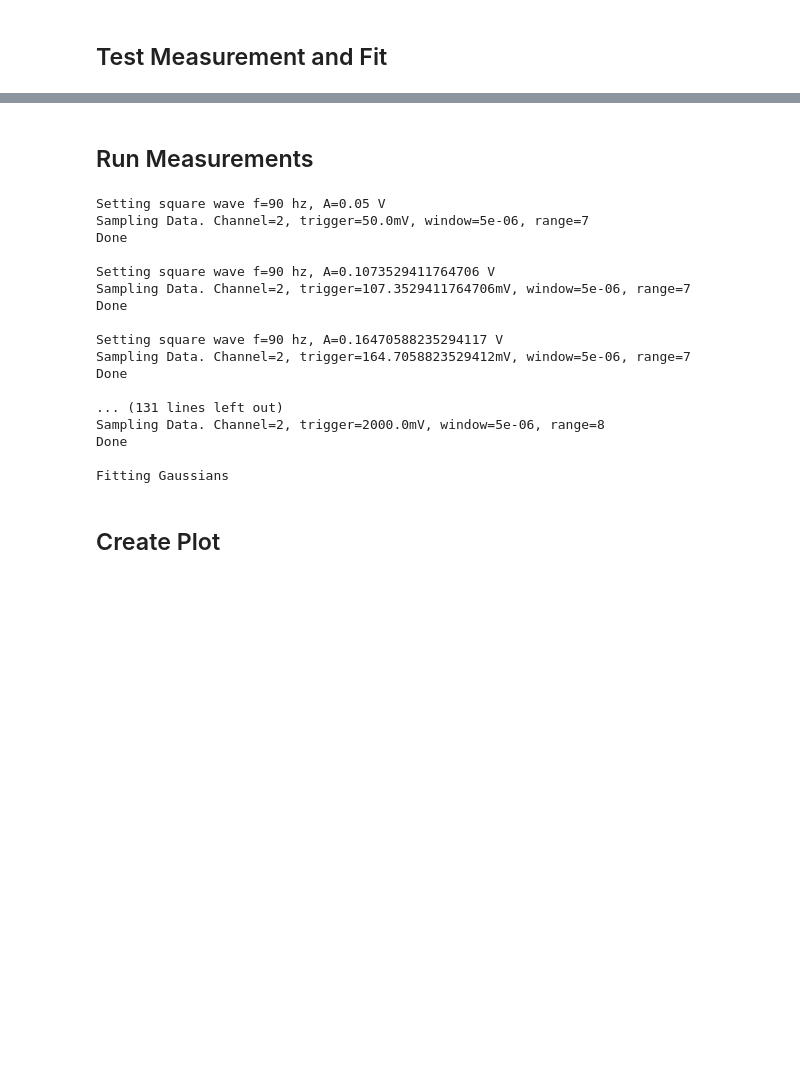
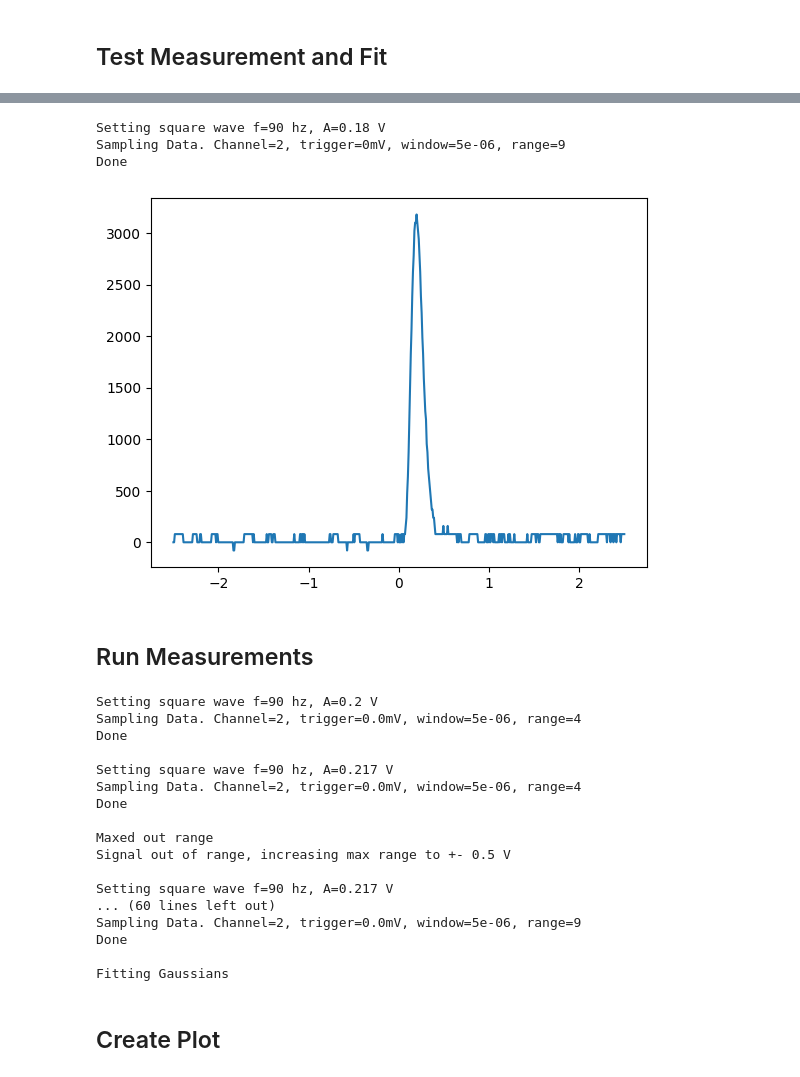
Before and after one commit to lab57/lab28-calibrate-cremat-stack, a Jupyter notebook: runCalibrations.ipynb, the cells around one changed output, grey strips where cells are left out. Drawn from its saved outputs; the diff is of its cells as text; code cells hidden in the pictures; blank space fills up the shorter version.

```diff
--- a/runCalibrations.ipynb
+++ b/runCalibrations.ipynb
@@ -28,38 +64,46 @@ metadata = {
 # %%
-t, data = takeDataVal(chandle, .5, rangeMap[1], trigger=0.5, window=5e-6)
-pps, errs = fitGaussian(t, data)
+t, data = takeDataVal(chandle, .18, rangeMap[10] , trigger=0, window=5e-6, channel=2) # Send a test pulse of amplitude 0.5V, get data, and show plot.
+#pps, errs = fitGaussian(t, data) # Fit to gauss
 plt.plot(t, data)
-plt.plot(t, gauss(t, *pps))
+#plt.plot(t, gauss(t, *pps))
 plt.show()
+# %% [output]
+Setting square wave f=90 hz, A=0.18 V
+Sampling Data. Channel=2, trigger=0mV, window=5e-06, range=9
+Done
+[figure, added]
 # %% [markdown]
 ## Run Measurements
 # %%
 
-input_vs = np.linspace(.05, 2, 35) #input voltages to sweep
+#input_vs = np.round(np.linspace(.1, 2, 35), 3) #input voltages to sweep
+input_vs = np.round(np.linspace(.2, .35, 10), 3)
 #trigger_mv = 200 #trigger
-trigger_mvs = input_vs*1e3 #list version, NOTE must be in mv
+trigger_mvs = np.round(input_vs*1e3 * 0) #list of triggers, NOTE must be in mv
+#allows for variable trigger; setting equal to input is good if gain > 1
+
 window = 5e-6 #seconds, width of capture
 
 
-initRange = rangeMap[2] #inial voltage range for device
-t, datas = getSamples(chandle,input_vs, initRange, trigger_mvs, window)
+initRange = 4 #inial voltage range for device
+t, datas = getSamples(chandle,input_vs, initRange, trigger_mvs, window) # sweep input voltages and take all data points
 #plotSample(t, data)
 gains, gains_err = getGains(t, datas)
 # %% [output]
-Setting square wave f=90 hz, A=0.05 V
-Sampling Data. Channel=2, trigger=50.0mV, window=5e-06, range=7
+Setting square wave f=90 hz, A=0.2 V
+Sampling Data. Channel=2, trigger=0.0mV, window=5e-06, range=4
 Done
 
-Setting square wave f=90 hz, A=0.1073529411764706 V
-Sampling Data. Channel=2, trigger=107.3529411764706mV, window=5e-06, range=7
+Setting square wave f=90 hz, A=0.217 V
+Sampling Data. Channel=2, trigger=0.0mV, window=5e-06, range=4
 Done
 
-Setting square wave f=90 hz, A=0.16470588235294117 V
-Sampling Data. Channel=2, trigger=164.7058823529412mV, window=5e-06, range=7
-Done
+Maxed out range
+Signal out of range, increasing max range to +- 0.5 V
 
-... (131 lines left out)
-Sampling Data. Channel=2, trigger=2000.0mV, window=5e-06, range=8
+Setting square wave f=90 hz, A=0.217 V
+... (60 lines left out)
+Sampling Data. Channel=2, trigger=0.0mV, window=5e-06, range=9
 Done
 
 Fitting Gaussians
```
Also changed, not shown: parts of 11 cells of this notebook, 9 other files.
